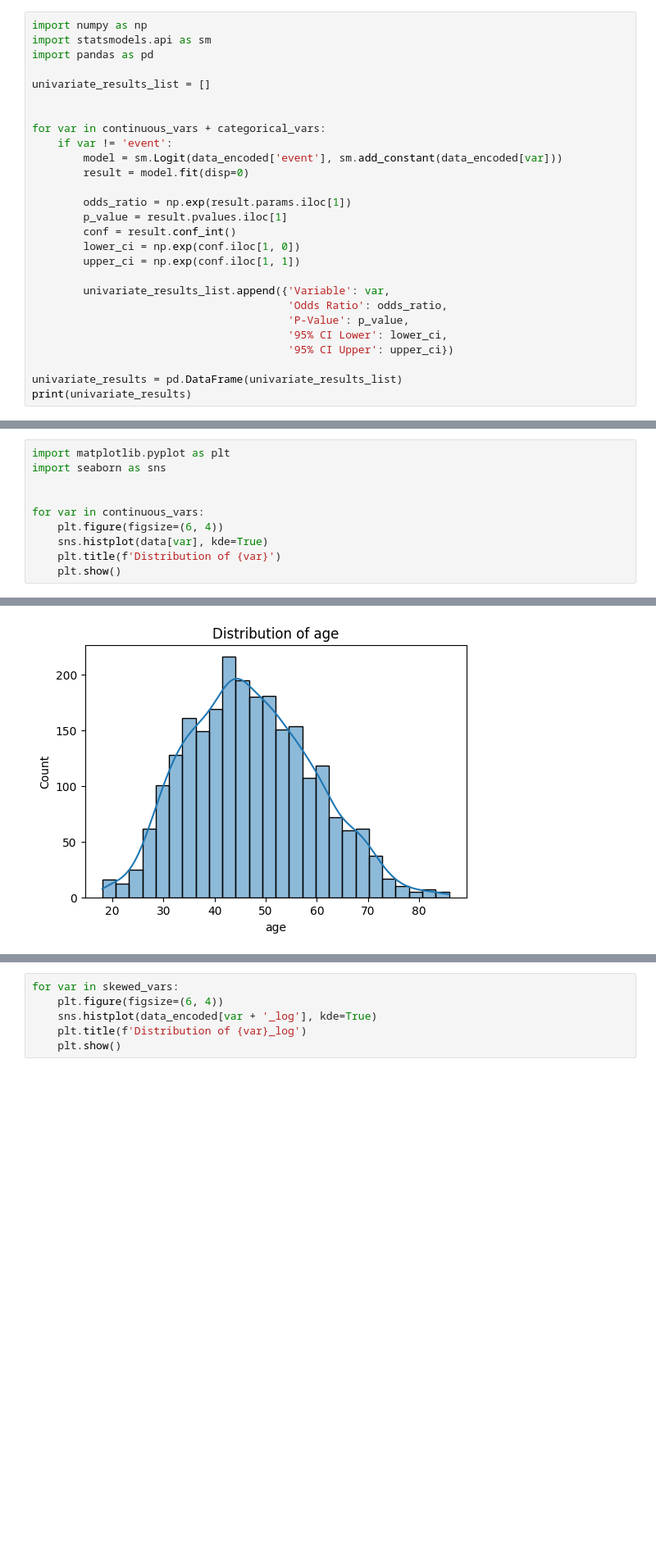
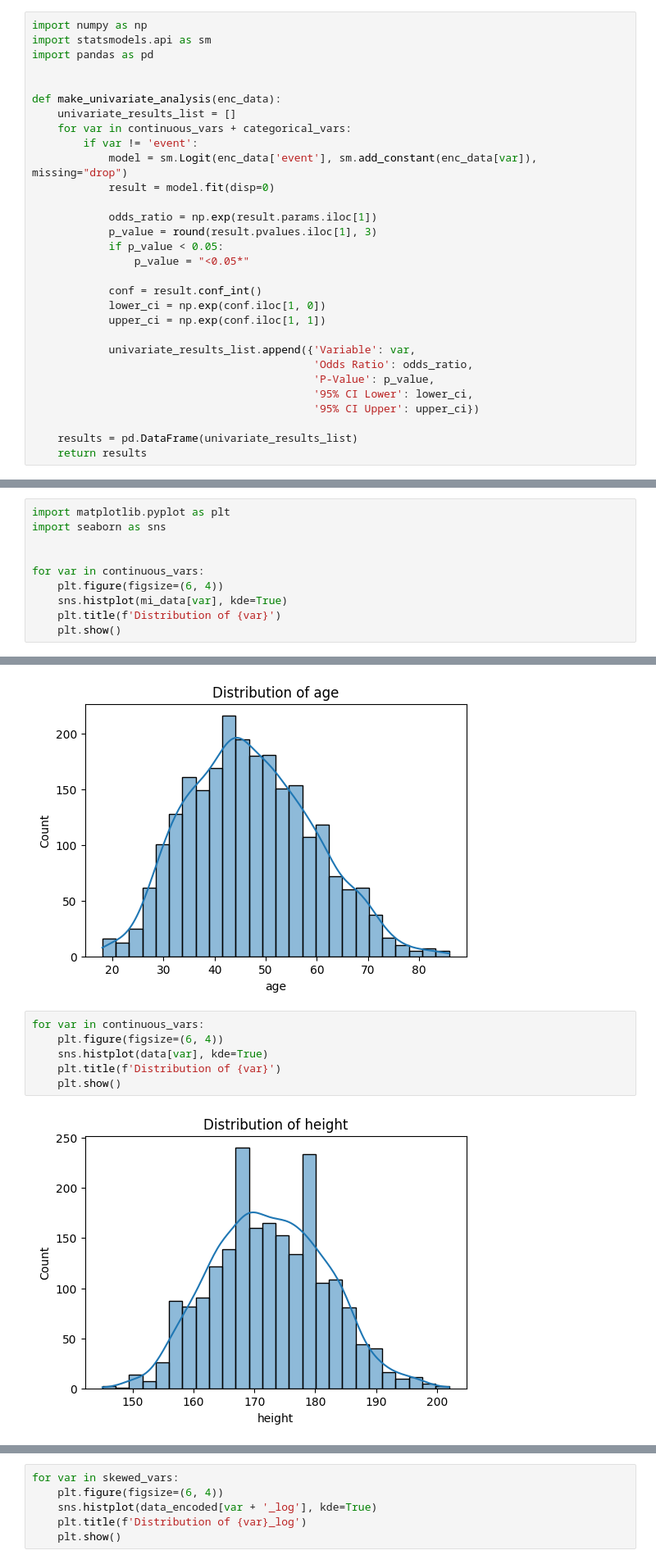
Before and after one commit to matiasto/Fundamentals-of-Data-Science-in-Medicine, a Jupyter notebook: week_2/main.ipynb, the cells around one changed output, grey strips where cells are left out. Shown at 82% size. Drawn from its saved outputs; the diff is of its cells as text; blank space fills up the shorter version.

Commit message:
reworking till multicolinearity analysis with 2 datasets (manipulated and not) and handling of missing datapoints

```diff
--- a/week_2/main.ipynb
+++ b/week_2/main.ipynb
@@ -242,25 +320,28 @@ import numpy as np
 import statsmodels.api as sm
 import pandas as pd
 
-univariate_results_list = []
 
+def make_univariate_analysis(enc_data):
+    univariate_results_list = []
+    for var in continuous_vars + categorical_vars:
+        if var != 'event':
+            model = sm.Logit(enc_data['event'], sm.add_constant(enc_data[var]), missing="drop")
+            result = model.fit(disp=0)
 
-for var in continuous_vars + categorical_vars:
-    if var != 'event':
-        model = sm.Logit(data_encoded['event'], sm.add_constant(data_encoded[var]))
-        result = model.fit(disp=0)
+            odds_ratio = np.exp(result.params.iloc[1])
+            p_value = round(result.pvalues.iloc[1], 3)
+            if p_value < 0.05:
+                p_value = "<0.05*"
 
-        odds_ratio = np.exp(result.params.iloc[1])
-        p_value = result.pvalues.iloc[1]
-        conf = result.conf_int()
-        lower_ci = np.exp(conf.iloc[1, 0])
-        upper_ci = np.exp(conf.iloc[1, 1])
+            conf = result.conf_int()
+            lower_ci = np.exp(conf.iloc[1, 0])
+            upper_ci = np.exp(conf.iloc[1, 1])
 
-        univariate_results_list.append({'Variable': var,
-                                        'Odds Ratio': odds_ratio,
-                                        'P-Value': p_value,
-                                        '95% CI Lower': lower_ci,
-                                        '95% CI Upper': upper_ci})
+            univariate_results_list.append({'Variable': var,
+                                            'Odds Ratio': odds_ratio,
+                                            'P-Value': p_value,
+                                            '95% CI Lower': lower_ci,
+                                            '95% CI Upper': upper_ci})
 
-univariate_results = pd.DataFrame(univariate_results_list)
-print(univariate_results)
+    results = pd.DataFrame(univariate_results_list)
+    return results
@@ -349,7 +476,7 @@ import seaborn as sns
 
 for var in continuous_vars:
     plt.figure(figsize=(6, 4))
-    sns.histplot(data[var], kde=True)
+    sns.histplot(mi_data[var], kde=True)
     plt.title(f'Distribution of {var}')
     plt.show()
 # %% [output]
@@ -367,3 +494,11 @@ for var in continuous_vars:
 [figure]
 [figure]
 [figure]
+# %%
+for var in continuous_vars:
+    plt.figure(figsize=(6, 4))
+    sns.histplot(data[var], kde=True)
+    plt.title(f'Distribution of {var}')
+    plt.show()
+# %% [output]
+[figure, added]
```
Also changed, not shown: parts of 26 cells of this notebook.
